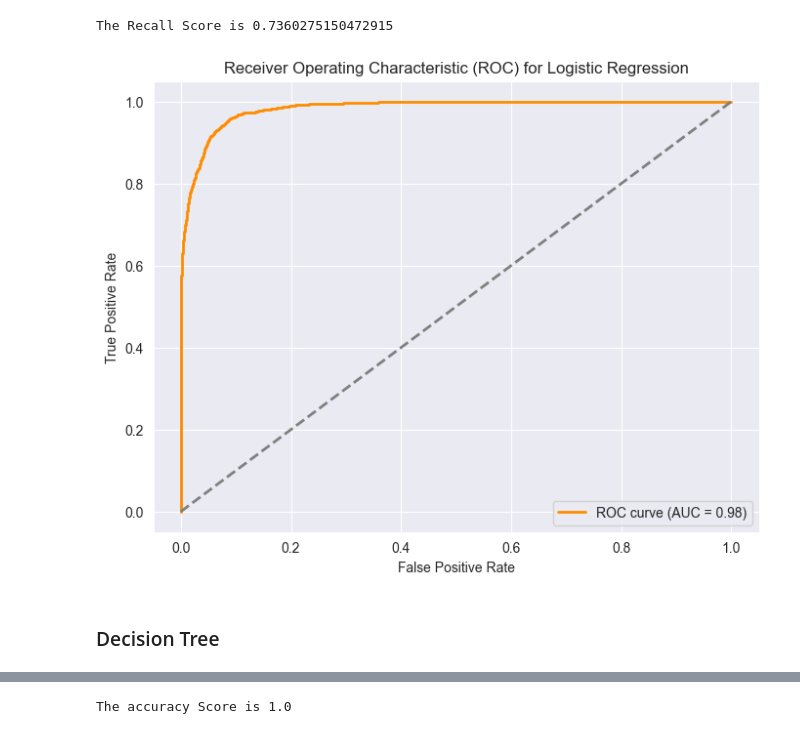
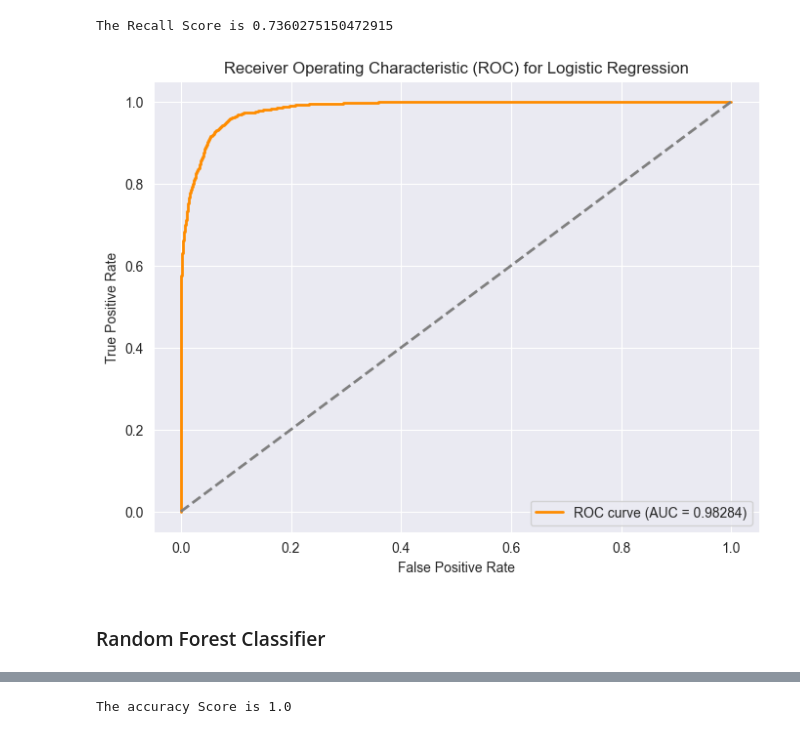
Before and after one commit to PatrickTongg/BankManagerProject, a Jupyter notebook: Machine Learning.ipynb, the cells around one changed output, grey strips where cells are left out. Saved outputs shown, nothing was run; the diff lists cells and outputs as text; code cells hidden in the pictures.

```diff
--- a/Machine Learning.ipynb
+++ b/Machine Learning.ipynb
@@ -440,23 +439,23 @@ The Recall Score is 0.7360275150472915
 # %%
 from sklearn import metrics
 y_pred_proba = log_reg.predict_proba(x_test)[:,1]
 fpr_log, tpr_log,_= metrics.roc_curve(y_test,  y_pred_proba,pos_label='yes')
 roc_auc = metrics.auc(fpr_log, tpr_log)
 
 #create ROC curve
 sns.set_style("darkgrid")
 plt.figure(figsize=(8, 6))
-plt.plot(fpr_log, tpr_log, color='darkorange', lw=2, label='ROC curve (AUC = %0.2f)' % roc_auc)
+plt.plot(fpr_log, tpr_log, color='darkorange', lw=2, label='ROC curve (AUC = %0.5f)' % roc_auc)
 plt.plot([0, 1], [0, 1], color='grey', lw=2, linestyle='--')
 plt.xlabel('False Positive Rate')
 plt.ylabel('True Positive Rate')
 plt.title('Receiver Operating Characteristic (ROC) for Logistic Regression')
 plt.legend(loc="lower right")
 plt.show()
 # %% [output]
-[figure, old version]
+[figure, new version]
-# %% [markdown]
-### Decision Tree
+# %% [markdown]
+### Random Forest Classifier
 # %%
 # Create Confusion Matrix Display
 from sklearn.metrics import ConfusionMatrixDisplay
```
Also changed, not shown: parts of 9 cells of this notebook, 1 other file.
